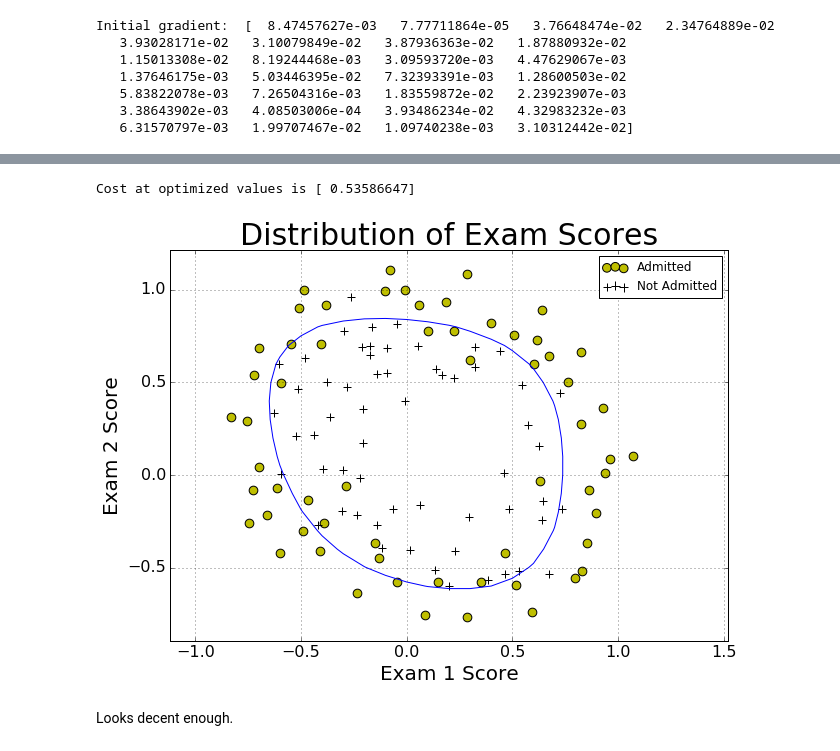
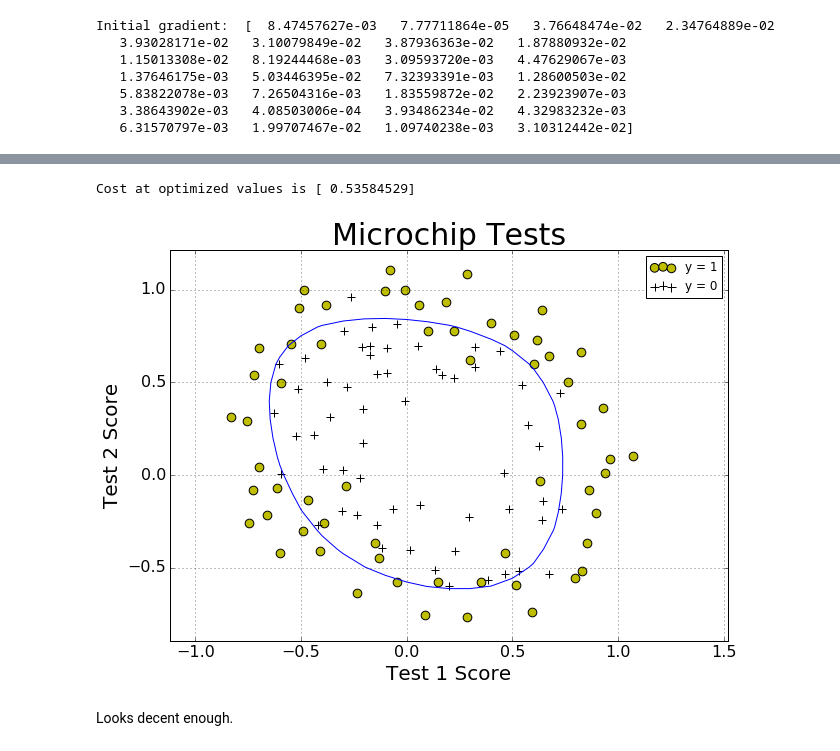
Before and after one commit to coreyjadams/machine_learning, a Jupyter notebook: machine-learning-ex2/ex2Part2.ipynb, the cells around one changed output, grey strips where cells are left out. Cells and saved outputs as stored; diff of their text form; code cells hidden in the pictures.

```diff
--- a/machine-learning-ex2/ex2Part2.ipynb
+++ b/machine-learning-ex2/ex2Part2.ipynb
@@ -40,7 +40,7 @@ unique_vals = set(y)
 # Since I know there are two values, I can define the markers by hand:
 markers = ["o","+"]
 colors = ['y','black']
-labels =['Admitted', 'Not Admitted']
+labels =['y = 1', 'y = 0']
 
 # Here's the cool part: numpy can distribute the comparison operator to the whole array:
 i = 0
@@ -55,9 +55,9 @@ for val in unique_vals:
     i += 1
 
 # Plots require a title and axis labels:
-plt.title("Distribution of Exam Scores", fontsize=30)
-plt.xlabel("Exam 1 Score", fontsize=20)
-plt.ylabel("Exam 2 Score", fontsize=20)
+plt.title("Microchip Tests", fontsize=30)
+plt.xlabel("Test 1 Score", fontsize=20)
+plt.ylabel("Test 2 Score", fontsize=20)
 
 # Make the ticks bigger to be more visible:
 for tick in ax.xaxis.get_major_ticks():
@@ -200,8 +223,7 @@ print params
 # %%
-opt_theta = params.x
 print "Cost at optimized values is {}".format(cost(opt_theta,x,y,1.0))
 # %% [output]
-Cost at optimized values is [ 0.53586647]
+Cost at optimized values is [ 0.53584529]
 # %%
 def predict(x1,x2):
     return h(opt_theta,mapFeatures(x1,x2))
@@ -216,7 +238,7 @@ unique_vals = set(y)
 # Since I know there are two values, I can define the markers by hand:
 markers = ["o","+"]
 colors = ['y','black']
-labels =['Admitted', 'Not Admitted']
+labels =['y = 1', 'y = 0']
 
 # Here's the cool part: numpy can distribute the comparison operator to the whole array:
 i = 0
@@ -241,37 +263,37 @@ for i in xrange(len(exam0_vals)):
         j_vals[j][i] = predict(exam0_vals[i],exam1_vals[j])
 
 # print j_vals
 
 # Make the contour plot of the cost function:
 contours = plt.contour(exam0_vals,exam1_vals,j_vals,
                        levels=[0.5],
                        colors=['b'],
                        label="Cost Function")
 # plt.clabel(contours, inline=1, fmt='%1.1f',fontsize=10)
 
 # The method used above is slower, but also generalized for complicated contours
 
 # Plots require a title and axis labels:
-plt.title("Distribution of Exam Scores", fontsize=30)
-plt.xlabel("Exam 1 Score", fontsize=20)
-plt.ylabel("Exam 2 Score", fontsize=20)
+plt.title("Microchip Tests", fontsize=30)
+plt.xlabel("Test 1 Score", fontsize=20)
+plt.ylabel("Test 2 Score", fontsize=20)
 
 # Make the ticks bigger to be more visible:
 for tick in ax.xaxis.get_major_ticks():
     tick.label.set_fontsize(16)
 for tick in ax.yaxis.get_major_ticks():
     tick.label.set_fontsize(16)
 
 # Let's set the axis ranges a little more realistically:
 # ax.set_xlim([30, 100])
 # ax.set_ylim([30, 100])
 
 # Need a legend, of course:
 plt.legend()
 
 plt.grid(True)
 # %% [output]
-[figure, old version]
+[figure, new version]
 # %% [markdown]
 Looks decent enough.
 # %% [markdown]
```
Also changed, not shown: parts of 16 cells of this notebook, 1 other file.
